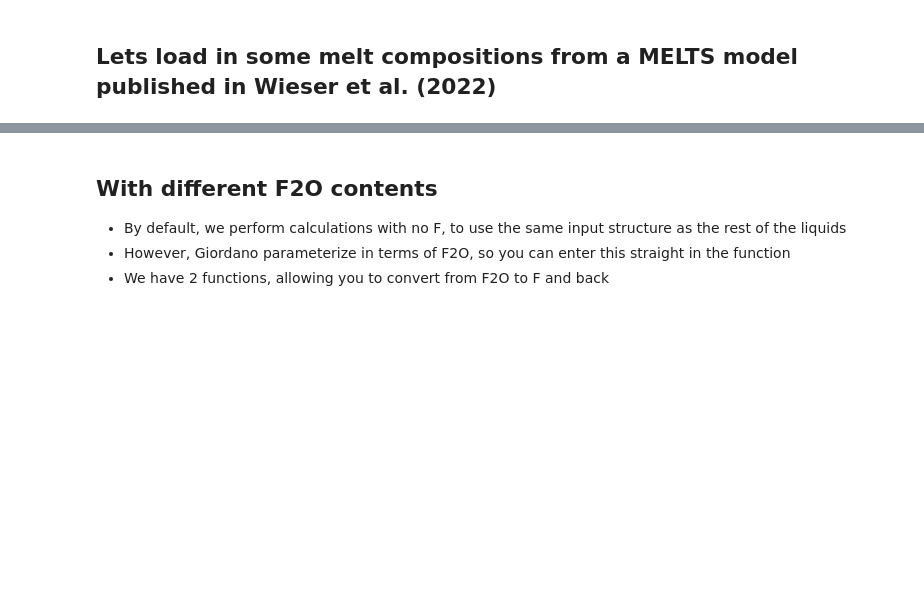
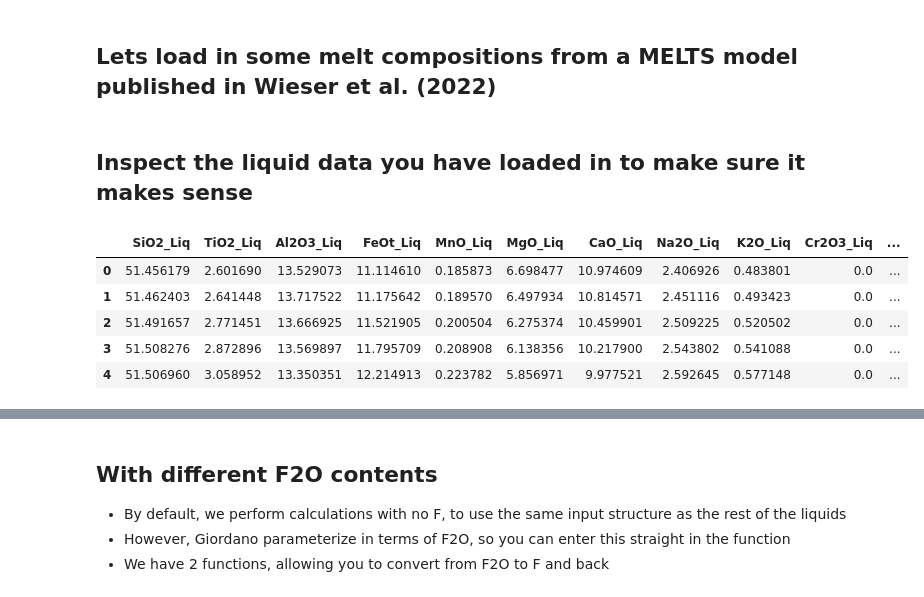
Before and after one commit to PennyWieser/Thermobar, a Jupyter notebook: docs/Examples/Other_features/Calculating_Viscosity.ipynb, the cells around one changed output, grey strips where cells are left out. Drawn from its saved outputs; the diff is of its cells as text; code cells hidden in the pictures; blank space fills up the shorter version.

```diff
--- a/docs/Examples/Other_features/Calculating_Viscosity.ipynb
+++ b/docs/Examples/Other_features/Calculating_Viscosity.ipynb
@@ -17,5 +17,16 @@ pd.options.display.max_columns = None
 Liqs_import2=pt.import_excel('Viscoity_Giordano.xlsx', sheet_name='MELTSTest', suffix="_Liq")
 Liqs2=Liqs_import2['Liqs']
 Liqs_input2=Liqs_import2['my_input']
+# %% [markdown]
+## Inspect the liquid data you have loaded in to make sure it makes sense
+# %%
+Liqs2.head()
+# %% [output]
+|  | SiO2_Liq | TiO2_Liq | Al2O3_Liq | FeOt_Liq | MnO_Liq | MgO_Liq | CaO_Liq | Na2O_Liq | K2O_Liq | Cr2O3_Liq | ... |
+| 0 | 51.456179 | 2.601690 | 13.529073 | 11.114610 | 0.185873 | 6.698477 | 10.974609 | 2.406926 | 0.483801 | 0.0 | ... |
+| 1 | 51.462403 | 2.641448 | 13.717522 | 11.175642 | 0.189570 | 6.497934 | 10.814571 | 2.451116 | 0.493423 | 0.0 | ... |
+| 2 | 51.491657 | 2.771451 | 13.666925 | 11.521905 | 0.200504 | 6.275374 | 10.459901 | 2.509225 | 0.520502 | 0.0 | ... |
+| 3 | 51.508276 | 2.872896 | 13.569897 | 11.795709 | 0.208908 | 6.138356 | 10.217900 | 2.543802 | 0.541088 | 0.0 | ... |
+| 4 | 51.506960 | 3.058952 | 13.350351 | 12.214913 | 0.223782 | 5.856971 | 9.977521 | 2.592645 | 0.577148 | 0.0 | ... |
 # %% [markdown]
 ## Lets calculate viscosity at the temperature stored in the column "Temp HT1987_K"
```
Also changed, not shown: parts of 11 cells of this notebook, 2 other files.
